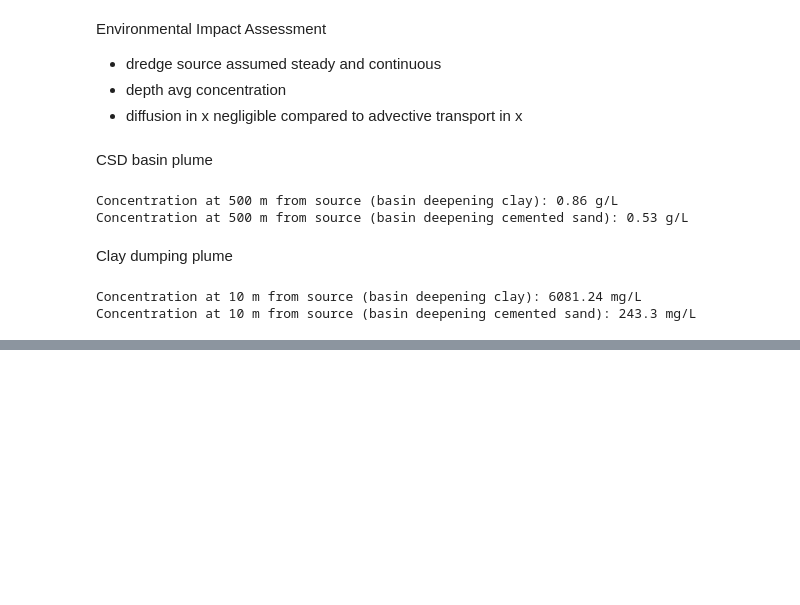
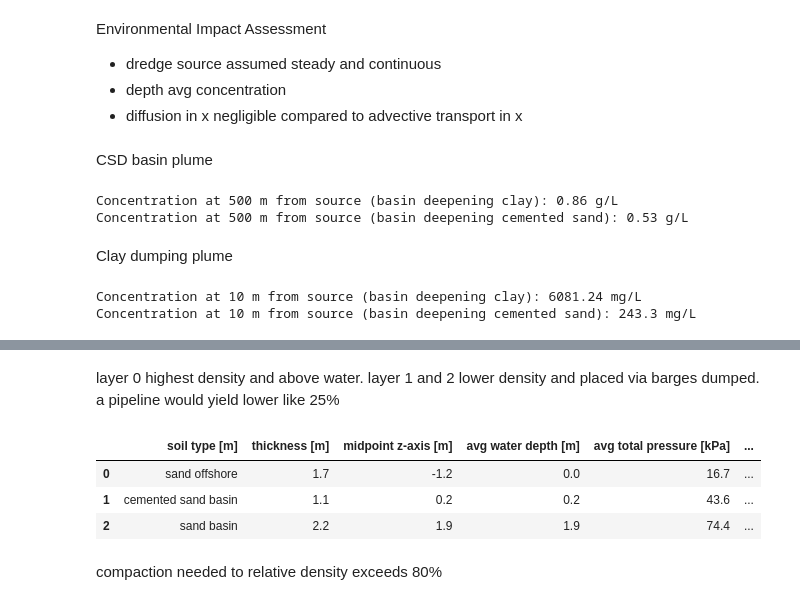
Before and after one commit to denisepierce01/Dredging, a Jupyter notebook: Dredging.ipynb, the cells around one changed output, grey strips where cells are left out. Drawn from its saved outputs; the diff is of its cells as text; code cells hidden in the pictures; blank space fills up the shorter version.

```diff
--- a/Dredging.ipynb
+++ b/Dredging.ipynb
@@ -1339,0 +1454,12 @@ Concentration at 10 m from source (basin deepening cemented sand): 243.3 mg/L
+# %% [markdown]
+layer 0 highest density and above water. layer 1 and 2 lower density and placed via barges dumped. a pipeline would yield lower like 25%
+# %%
+soil['method'] = ['rainbow','dumping','dumping']
+display(soil)
+# %% [output]
+|  | soil type [m] | thickness [m] | midpoint z-axis [m] | avg water depth [m] | avg total pressure [kPa] | ... |
+| 0 | sand offshore | 1.7 | -1.2 | 0.0 | 16.7 | ... |
+| 1 | cemented sand basin | 1.1 | 0.2 | 0.2 | 43.6 | ... |
+| 2 | sand basin | 2.2 | 1.9 | 1.9 | 74.4 | ... |
+# %% [markdown]
+compaction needed to relative density exceeds 80%
```
Also changed, not shown: parts of 11 cells of this notebook.
